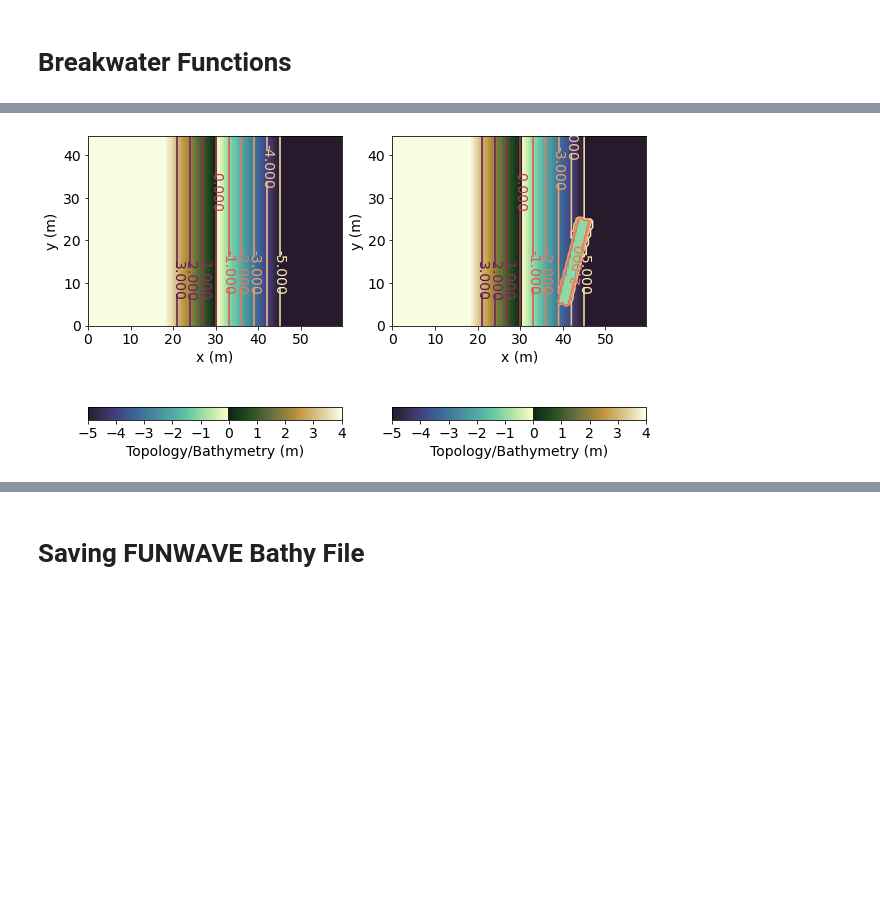
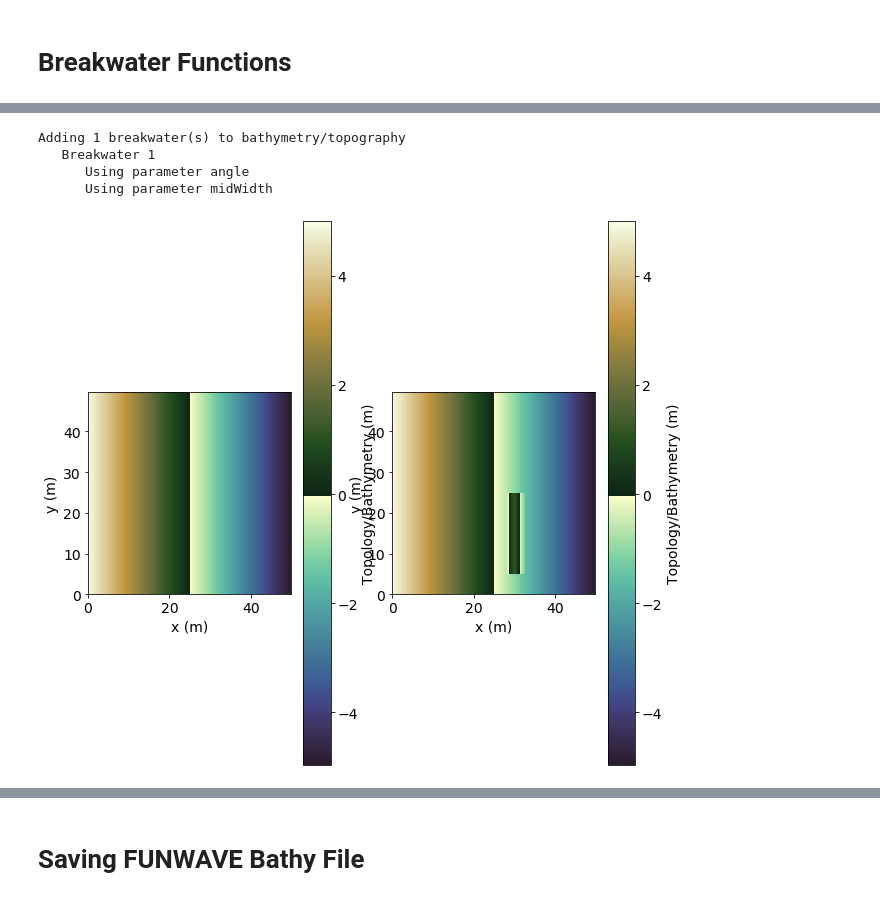
Before and after one commit to mayhl/FUNWAVE-TVD-pyScripts, a Jupyter notebook: bathy_modifications/addBreakwater.ipynb, the cells around one changed output, grey strips where cells are left out. Drawn from its saved outputs; the diff is of its cells as text; code cells hidden in the pictures; blank space fills up the shorter version.

Commit message:
[WIP] Updated addBreakwater notebook to generate breakwaters through slope angle(s).

```diff
--- a/bathy_modifications/addBreakwater.ipynb
+++ b/bathy_modifications/addBreakwater.ipynb
@@ -86,8 +86,8 @@ def plotBathy( ax, x, y, z , stride=1):
 
     ax.set_aspect('equal', 'box')
 
-    CS = ax.contour(x , y, z, 10, cmap=cmBathyContour )
-    plt.clabel(CS, inline=1, fontsize=14)
+    #CS = ax.contour(x , y, z, 10, cmap=cmBathyContour )
+    #plt.clabel(CS, inline=1, fontsize=14)
 
     ax.set_xlabel( "x (m)")
     ax.set_ylabel( "y (m)")
@@ -230,30 +450,51 @@ def addBreakWater( breakwater, bathy ):
 # %%
 breakWater1 = {
     'x1'              : 40,
     'y1'              :  5,
-    'x2'              : 45,
-    'y2'              : 25,
-    "heightAboveWater": -1,
-    "baseWidth"       : 4,
+    'x2'              : 40,
+    'y2'              : 45,
+    "heightAboveWater": -15,
+    "bottomWidth"     : 6,
     "topWidth"        : 2
 }
 
+breakWater1 = {
+    'x1'              : 30,
+    'y1'              :  5,
+    'x2'              : 30,
+    'y2'              : 25,
+    "heightAboveWater": 1,
+    "midWidth"        : 3,
+    'angle'           : 45
+#    'angleFront'      : 45,
+#    'angleBack'       : 80
+}
 
+
+# Adding breakwater dicts to a list
 breakWaters = [ breakWater1 ]
 
+# Copying original bathy to seperate varible
 bathyBreakwaters = bathy.copy()
 
-for breakwater in breakWaters:
+# Adding breakwater(s) to bathy
+nB = len(breakWaters)
+print( 'Adding %d breakwater(s) to bathymetry/topography' % nB )
+
+for i, breakwater in zip(range(nB),breakWaters):
+
+    print( '   Breakwater %d' % (i+1) )
     addBreakWater( breakwater, bathyBreakwaters )
 
 
 fig, axs = plt.subplots(1,2)
-
 fig.set_size_inches(10, 10)
 axs=axs.flatten()
-
-
 plotBathy( axs[0], x, y, bathy, stride )
 plotBathy( axs[1], x, y, bathyBreakwaters, stride )
 # %% [output]
+Adding 1 breakwater(s) to bathymetry/topography
+   Breakwater 1
+      Using parameter angle
+      Using parameter midWidth
-[figure, old version]
+[figure, new version]
```
Also changed, not shown: parts of 11 cells of this notebook.
